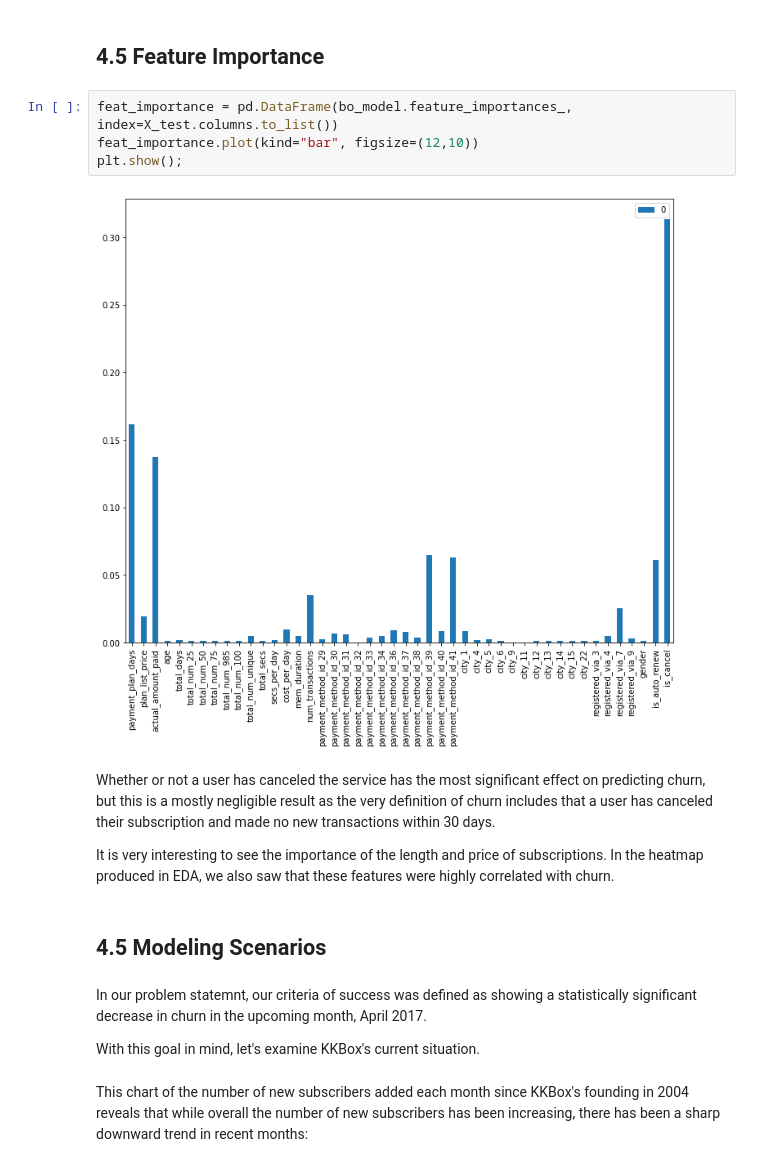
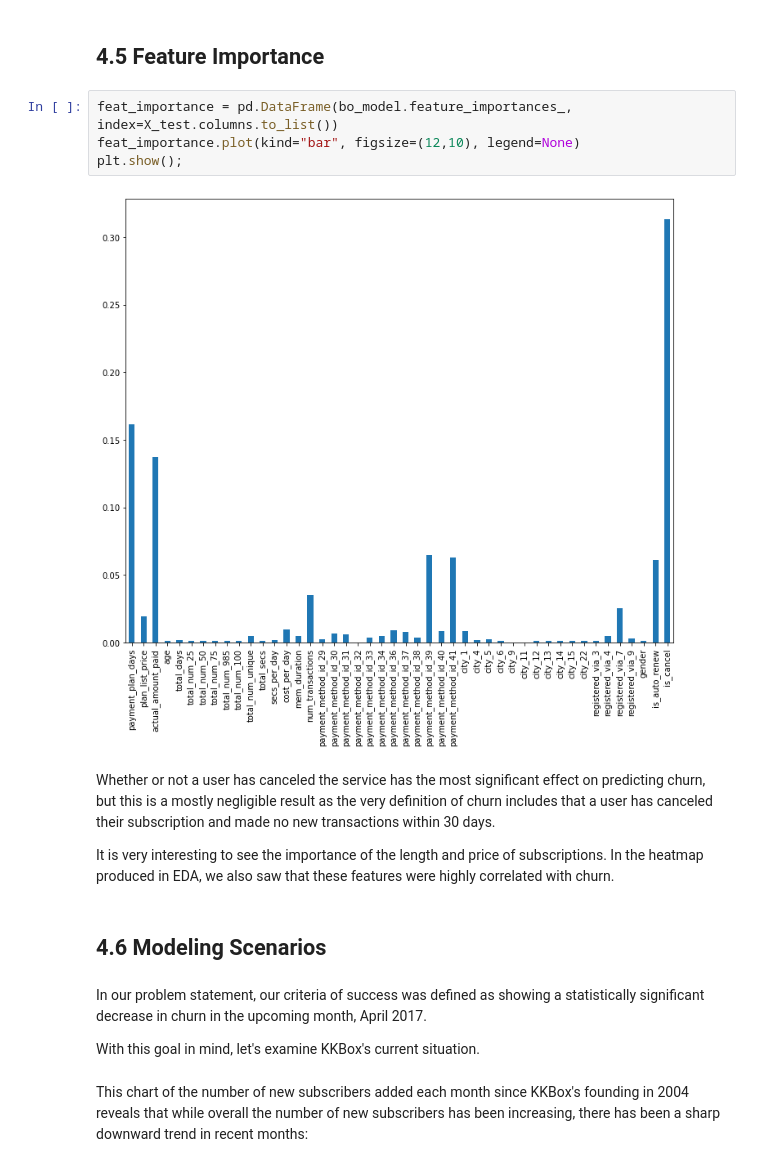
Before and after one commit to bmensah/springboard, a Jupyter notebook: capstone2/churn_analysis/capstone2_notebooks/Capstone2_Modeling.ipynb, the cells around one changed output. Cells and saved outputs as stored; diff of their text form.

```diff
--- a/capstone2/churn_analysis/capstone2_notebooks/Capstone2_Modeling.ipynb
+++ b/capstone2/churn_analysis/capstone2_notebooks/Capstone2_Modeling.ipynb
@@ -173,18 +175,18 @@ weighted avg       0.97      0.98      0.97    179997
 ## 4.5 Feature Importance<a id="Feature_Importance"></a>
 # %%
 feat_importance = pd.DataFrame(bo_model.feature_importances_, index=X_test.columns.to_list())
-feat_importance.plot(kind="bar", figsize=(12,10))
+feat_importance.plot(kind="bar", figsize=(12,10), legend=None)
 plt.show();
 # %% [output]
-[figure, old version]
+[figure, new version]
 # %% [markdown]
 Whether or not a user has canceled the service has the most significant effect on predicting churn, but this is a mostly negligible result as the very definition of churn includes that a user has canceled their subscription and made no new transactions within 30 days.
 
 It is very interesting to see the importance of the length and price of subscriptions. In the heatmap produced in EDA, we also saw that these features were highly correlated with churn.
 # %% [markdown]
-## 4.5 Modeling Scenarios<a id="Modeling_Scenarios"></a>
+## 4.6 Modeling Scenarios<a id="Modeling_Scenarios"></a>
 # %% [markdown]
-In our problem statemnt, our criteria of success was defined as showing a statistically significant decrease in churn in the upcoming month, April 2017.
+In our problem statement, our criteria of success was defined as showing a statistically significant decrease in churn in the upcoming month, April 2017.
 
 With this goal in mind, let's examine KKBox's current situation.
 # %% [markdown]
```
Also changed, not shown: parts of 13 cells of this notebook.
